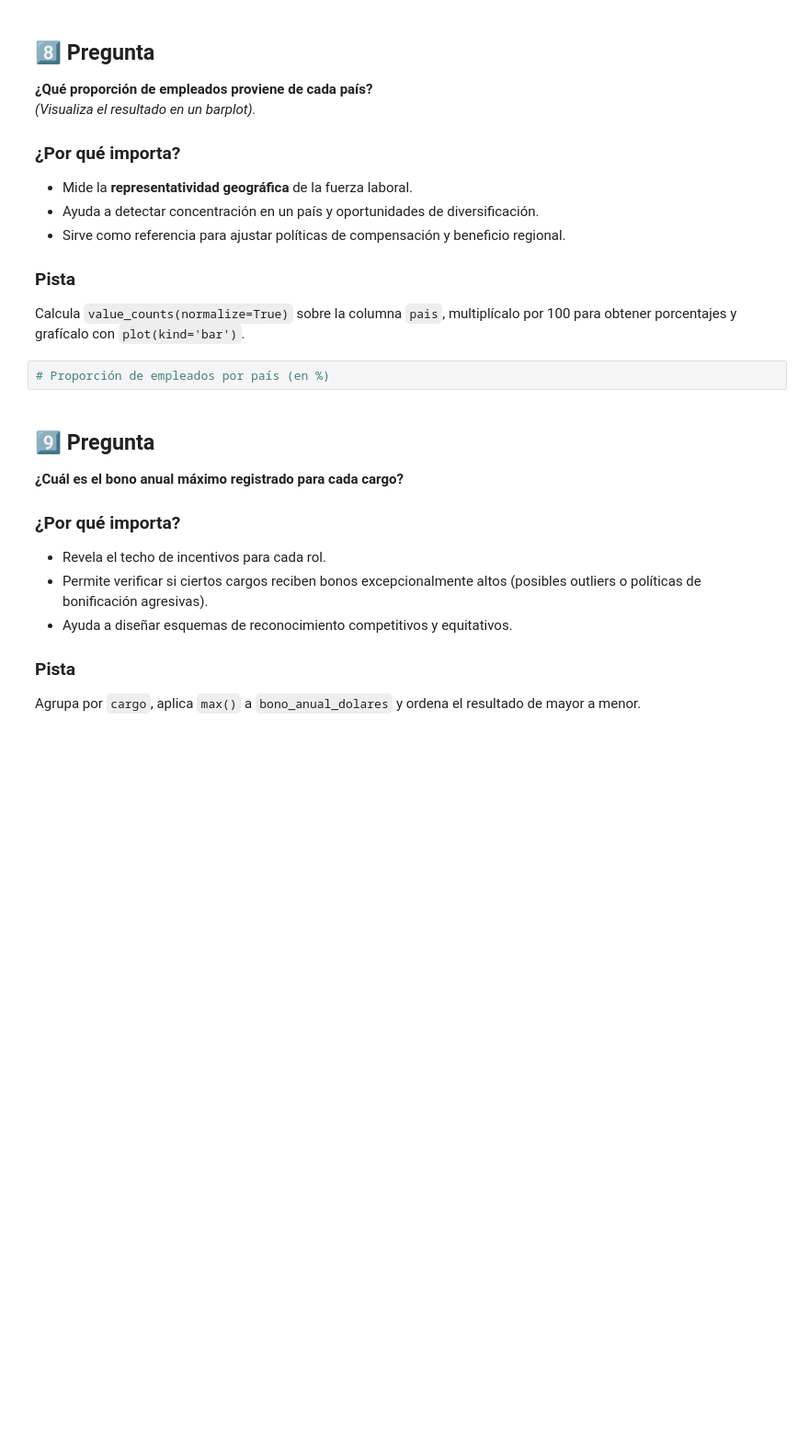
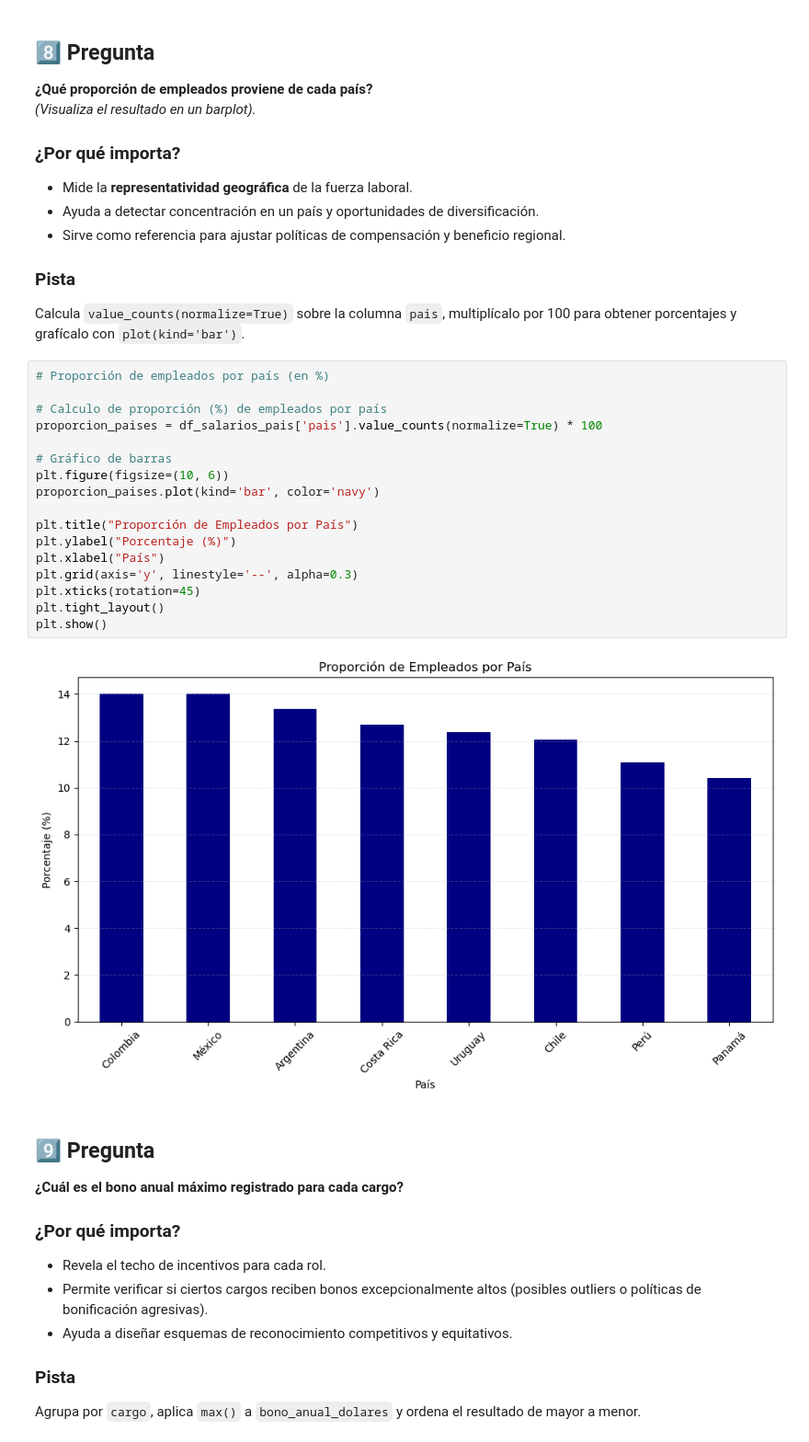
Before and after one commit to daseiba/pydatapanama-cursos, a Jupyter notebook: cursos/analisis_datos/notebooks/pyda_modulo04_mmenottih.ipynb, the cells around one changed output. Shown at 92% size. Cells and saved outputs as stored; diff of their text form; blank space fills up the shorter version.

```diff
--- a/cursos/analisis_datos/notebooks/pyda_modulo04_mmenottih.ipynb
+++ b/cursos/analisis_datos/notebooks/pyda_modulo04_mmenottih.ipynb
@@ -191,6 +233,23 @@ Usa `sns.histplot()` sobre la columna `bono_anual_dolares`, pon `bins=30` y `kde
 Calcula `value_counts(normalize=True)` sobre la columna `pais`, multiplícalo por 100 para obtener porcentajes y grafícalo con `plot(kind='bar')`.
 # %%
 # Proporción de empleados por país (en %)
+
+# Calculo de proporción (%) de empleados por país
+proporcion_paises = df_salarios_pais['pais'].value_counts(normalize=True) * 100
+
+# Gráfico de barras
+plt.figure(figsize=(10, 6))
+proporcion_paises.plot(kind='bar', color='navy')
+
+plt.title("Proporción de Empleados por País")
+plt.ylabel("Porcentaje (%)")
+plt.xlabel("País")
+plt.grid(axis='y', linestyle='--', alpha=0.3)
+plt.xticks(rotation=45)
+plt.tight_layout()
+plt.show()
+# %% [output]
+[figure, added]
 # %% [markdown]
 ## 9️⃣ Pregunta
 **¿Cuál es el bono anual máximo registrado para cada cargo?**
```
Also changed, not shown: parts of 21 cells of this notebook.
